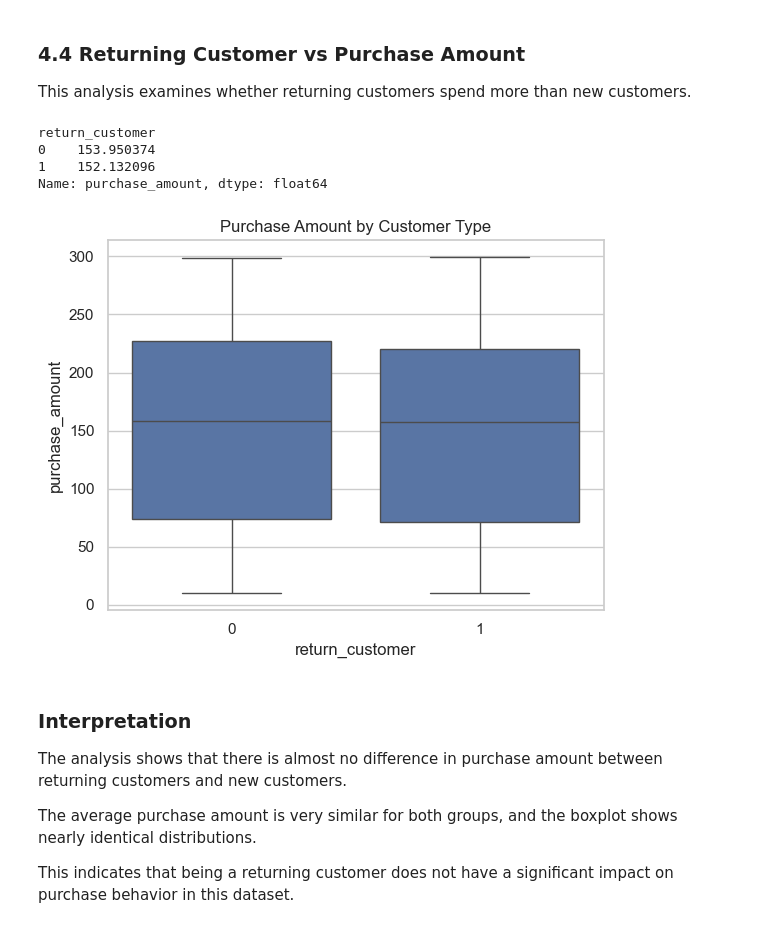
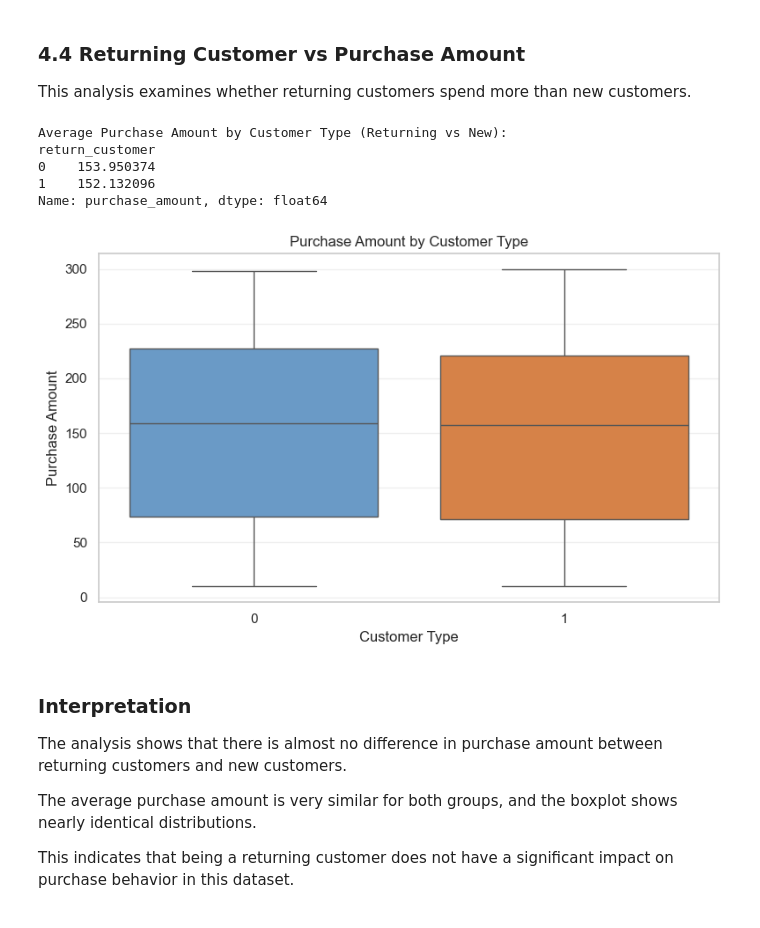
Before and after one commit to janajawabreh267/Data_Science_Project, a Jupyter notebook: notebooks/analysis.ipynb, the cells around one changed output. Drawn from its saved outputs; the diff is of its cells as text; code cells hidden in the pictures.

```diff
--- a/notebooks/analysis.ipynb
+++ b/notebooks/analysis.ipynb
@@ -439,18 +489,39 @@ This indicates that the use of discounts does not have a strong or consistent im
 
 This analysis examines whether returning customers spend more than new customers.
 # %%
+print("Average Purchase Amount by Customer Type (Returning vs New):")
 print(df_clean.groupby('return_customer')['purchase_amount'].mean())
 # %% [output]
+Average Purchase Amount by Customer Type (Returning vs New):
 return_customer
 0    153.950374
 1    152.132096
 Name: purchase_amount, dtype: float64
 # %%
-sns.boxplot(x='return_customer', y='purchase_amount', data=df_clean)
+import seaborn as sns
+import matplotlib.pyplot as plt
+
+plt.figure(figsize=(8,5))
+
+sns.boxplot(
+    x='return_customer',
+    y='purchase_amount',
+    data=df_clean,
+    hue='return_customer',
+    palette=['#5b9bd5', '#ed7d31'],
+    legend=False
+)
+
 plt.title("Purchase Amount by Customer Type")
+plt.xlabel("Customer Type")
+plt.ylabel("Purchase Amount")
+
+plt.grid(axis='y', alpha=0.3)
+
+plt.tight_layout()
 plt.show()
 # %% [output]
-[figure, old version]
+[figure, new version]
 # %% [markdown]
 ### Interpretation
 
```
Also changed, not shown: parts of 8 cells of this notebook.
